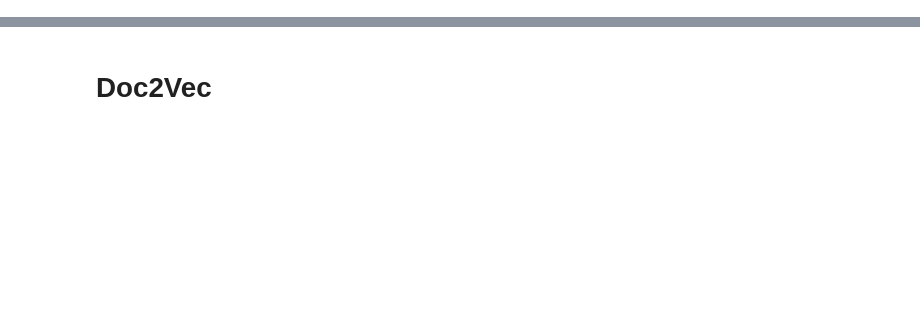
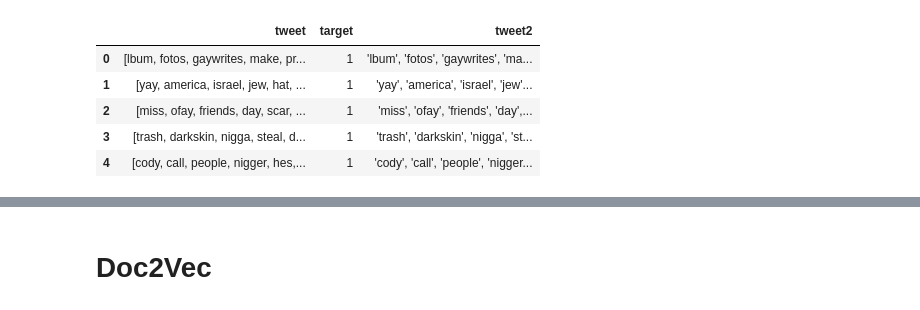
Before and after one commit to datascisteven/Automated-Hate-Tweet-Detection, a Jupyter notebook: notebooks/modeling2.ipynb, the cells around one changed output, grey strips where cells are left out. Drawn from its saved outputs; the diff is of its cells as text; code cells hidden in the pictures; blank space fills up the shorter version.

```diff
--- a/notebooks/modeling2.ipynb
+++ b/notebooks/modeling2.ipynb
@@ -31,0 +43,9 @@ test = pickle.load(open("../pickle/test.pickle", "rb"))
+# %%
+val.head()
+# %% [output]
+|  | tweet | target | tweet2 |
+| 0 | [lbum, fotos, gaywrites, make, pr... | 1 | 'lbum', 'fotos', 'gaywrites', 'ma... |
+| 1 | [yay, america, israel, jew, hat, ... | 1 | 'yay', 'america', 'israel', 'jew'... |
+| 2 | [miss, ofay, friends, day, scar, ... | 1 | 'miss', 'ofay', 'friends', 'day',... |
+| 3 | [trash, darkskin, nigga, steal, d... | 1 | 'trash', 'darkskin', 'nigga', 'st... |
+| 4 | [cody, call, people, nigger, hes,... | 1 | 'cody', 'call', 'people', 'nigger... |
```
Also changed, not shown: parts of 42 cells of this notebook, 8 other files.
